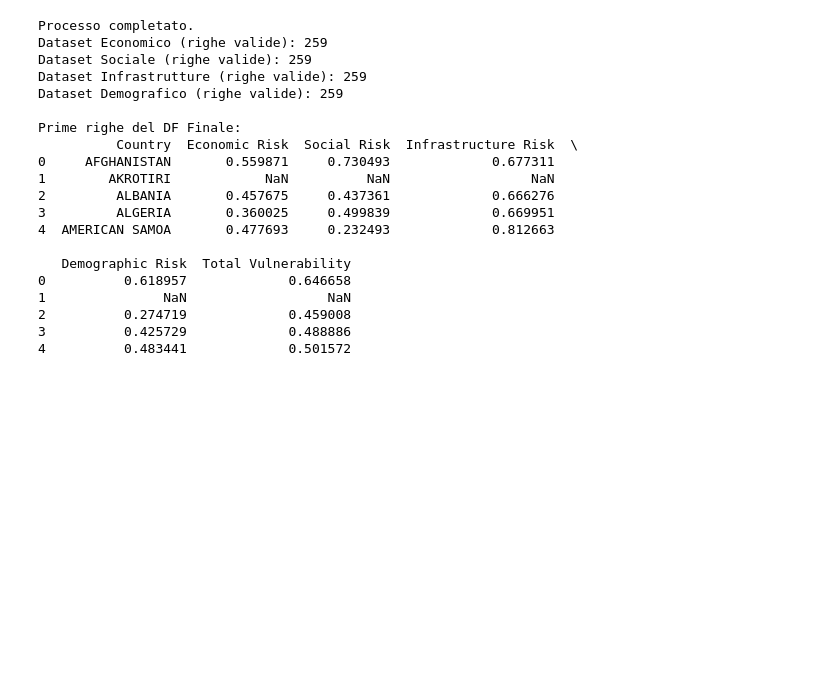
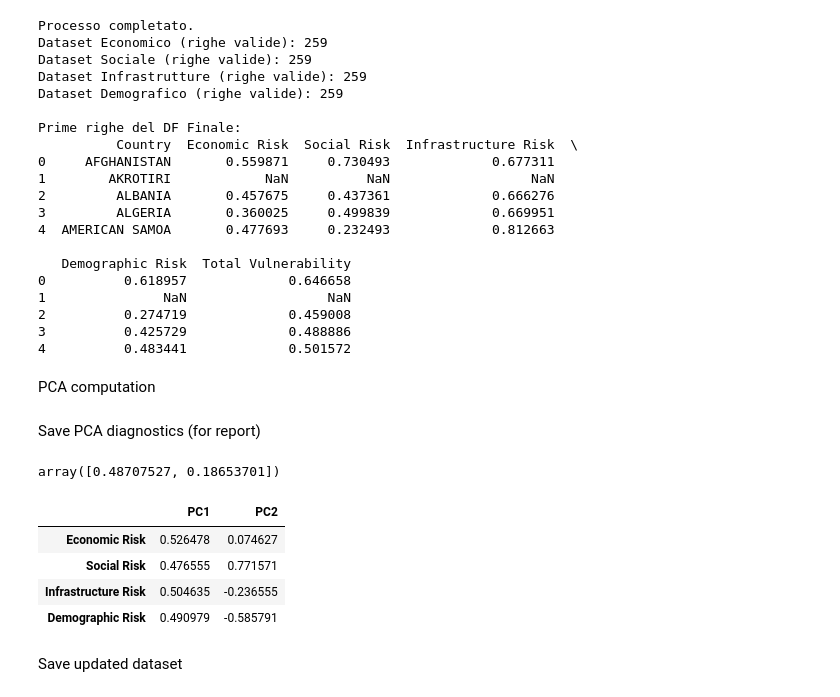
Before and after one commit to melissa-maistro/JBI100-Visualization-Group73, a Jupyter notebook: data/preprocessing.ipynb, the cells around one changed output. Cells and saved outputs as stored; diff of their text form; code cells hidden in the pictures; blank space fills up the shorter version.

```diff
--- a/data/preprocessing.ipynb
+++ b/data/preprocessing.ipynb
@@ -335,3 +337,56 @@ Prime righe del DF Finale:
 2          0.274719             0.459008
 3          0.425729             0.488886
 4          0.483441             0.501572
+# %% [markdown]
+PCA computation
+# %%
+risk_cols = [
+    'Economic Risk',
+    'Social Risk',
+    'Infrastructure Risk',
+    'Demographic Risk'
+]
+
+X = df_final[risk_cols].values
+X_scaled = StandardScaler().fit_transform(X)
+
+# Extract data
+X = df_final[risk_cols]
+
+# IMPUTE missing values
+imputer = SimpleImputer(strategy="mean")
+X_imputed = imputer.fit_transform(X)
+
+# STANDARDIZE
+scaler = StandardScaler()
+X_scaled = scaler.fit_transform(X_imputed)
+
+# PCA
+pca = PCA(n_components=2)
+components = pca.fit_transform(X_scaled)
+
+# Store results back into dataframe
+df_final['PC1'] = components[:, 0]
+df_final['PC2'] = components[:, 1]
+# %% [markdown]
+Save PCA diagnostics (for report)
+# %%
+explained_variance = pca.explained_variance_ratio_
+
+loadings = pd.DataFrame(
+    pca.components_.T,
+    index=risk_cols,
+    columns=['PC1', 'PC2']
+)
+
+display(explained_variance)
+display(loadings)
+# %% [output]
+array([0.48707527, 0.18653701])
+|  | PC1 | PC2 |
+| Economic Risk | 0.526478 | 0.074627 |
+| Social Risk | 0.476555 | 0.771571 |
+| Infrastructure Risk | 0.504635 | -0.236555 |
+| Demographic Risk | 0.490979 | -0.585791 |
+# %% [markdown]
+Save updated dataset
```
Also changed, not shown: parts of 2 cells of this notebook, 5 other files.
